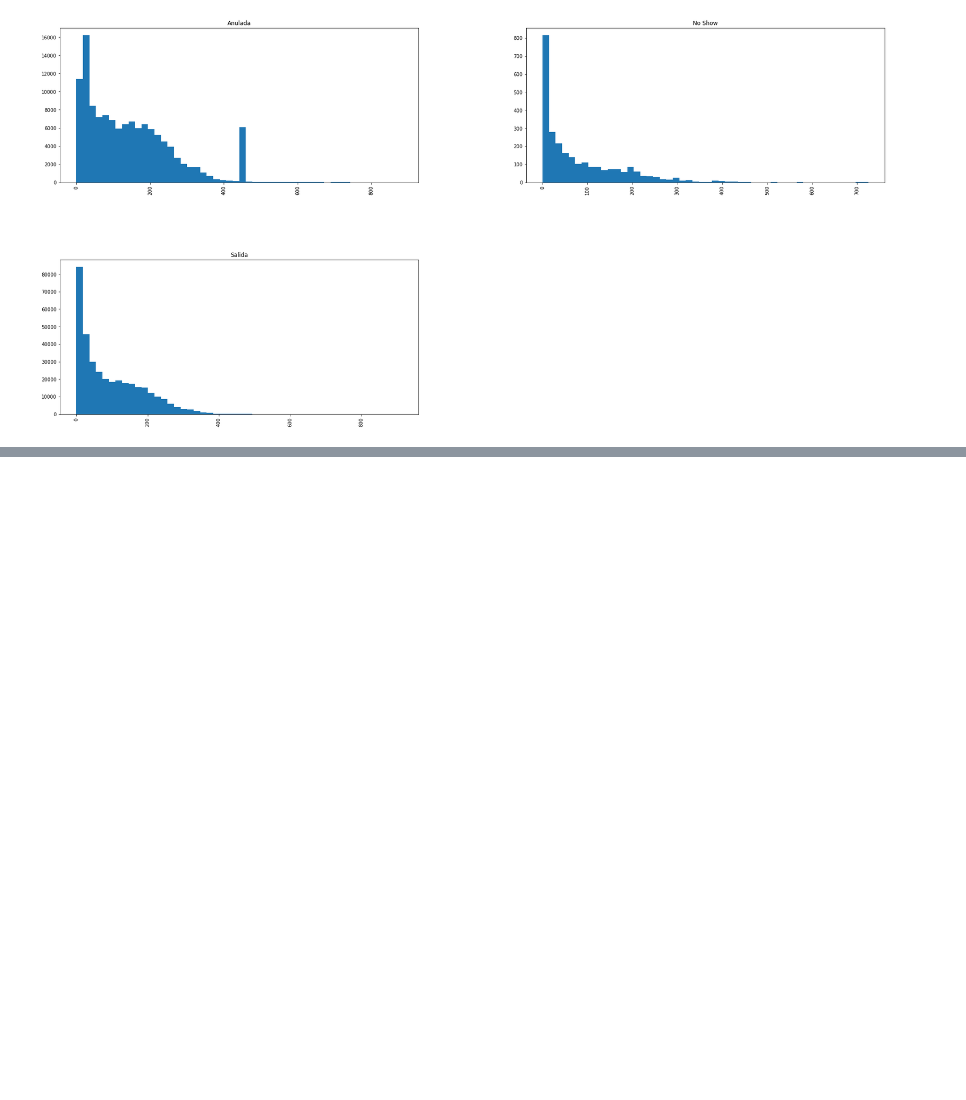
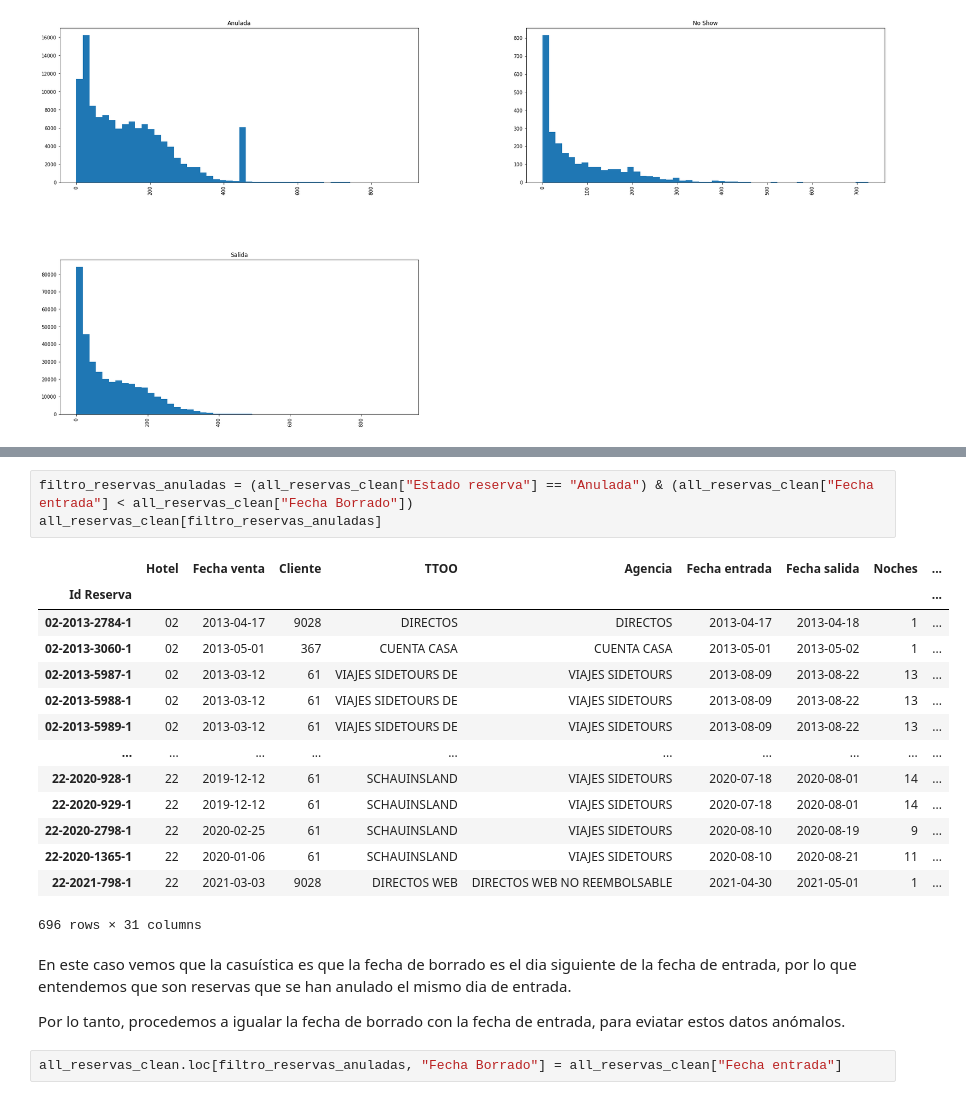
Before and after one commit to bernatrm/UOC.BRM.TestTFM, a Jupyter notebook: 01-ExploraDatosReservas.ipynb, the cells around one changed output, grey strips where cells are left out. Saved outputs shown, nothing was run; the diff lists cells and outputs as text; blank space fills up the shorter version.

```diff
--- a/01-ExploraDatosReservas.ipynb
+++ b/01-ExploraDatosReservas.ipynb
@@ -291,0 +313,24 @@ all_reservas_clean.hist(by="Estado reserva", column="Días Anticipación", bins=
+# %%
+filtro_reservas_anuladas = (all_reservas_clean["Estado reserva"] == "Anulada") & (all_reservas_clean["Fecha entrada"] < all_reservas_clean["Fecha Borrado"])
+all_reservas_clean[filtro_reservas_anuladas]
+# %% [output]
+|  | Hotel | Fecha venta | Cliente | TTOO | Agencia | Fecha entrada | Fecha salida | Noches | ... |
+| Id Reserva |  |  |  |  |  |  |  |  | ... |
+| 02-2013-2784-1 | 02 | 2013-04-17 | 9028 | DIRECTOS | DIRECTOS | 2013-04-17 | 2013-04-18 | 1 | ... |
+| 02-2013-3060-1 | 02 | 2013-05-01 | 367 | CUENTA CASA | CUENTA CASA | 2013-05-01 | 2013-05-02 | 1 | ... |
+| 02-2013-5987-1 | 02 | 2013-03-12 | 61 | VIAJES SIDETOURS DE | VIAJES SIDETOURS | 2013-08-09 | 2013-08-22 | 13 | ... |
+| 02-2013-5988-1 | 02 | 2013-03-12 | 61 | VIAJES SIDETOURS DE | VIAJES SIDETOURS | 2013-08-09 | 2013-08-22 | 13 | ... |
+| 02-2013-5989-1 | 02 | 2013-03-12 | 61 | VIAJES SIDETOURS DE | VIAJES SIDETOURS | 2013-08-09 | 2013-08-22 | 13 | ... |
+| ... | ... | ... | ... | ... | ... | ... | ... | ... | ... |
+| 22-2020-928-1 | 22 | 2019-12-12 | 61 | SCHAUINSLAND | VIAJES SIDETOURS | 2020-07-18 | 2020-08-01 | 14 | ... |
+| 22-2020-929-1 | 22 | 2019-12-12 | 61 | SCHAUINSLAND | VIAJES SIDETOURS | 2020-07-18 | 2020-08-01 | 14 | ... |
+| 22-2020-2798-1 | 22 | 2020-02-25 | 61 | SCHAUINSLAND | VIAJES SIDETOURS | 2020-08-10 | 2020-08-19 | 9 | ... |
+| 22-2020-1365-1 | 22 | 2020-01-06 | 61 | SCHAUINSLAND | VIAJES SIDETOURS | 2020-08-10 | 2020-08-21 | 11 | ... |
+| 22-2021-798-1 | 22 | 2021-03-03 | 9028 | DIRECTOS WEB | DIRECTOS WEB NO REEMBOLSABLE | 2021-04-30 | 2021-05-01 | 1 | ... |
+696 rows × 31 columns
+# %% [markdown]
+En este caso vemos que la casuística es que la fecha de borrado es el dia siguiente de la fecha de entrada, por lo que entendemos que son reservas que se han anulado el mismo dia de entrada.
+
+Por lo tanto, procedemos a igualar la fecha de borrado con la fecha de entrada, para eviatar estos datos anómalos.
+# %%
+all_reservas_clean.loc[filtro_reservas_anuladas, "Fecha Borrado"] = all_reservas_clean["Fecha entrada"]
```
Also changed, not shown: parts of 20 cells of this notebook, 3 other files.
